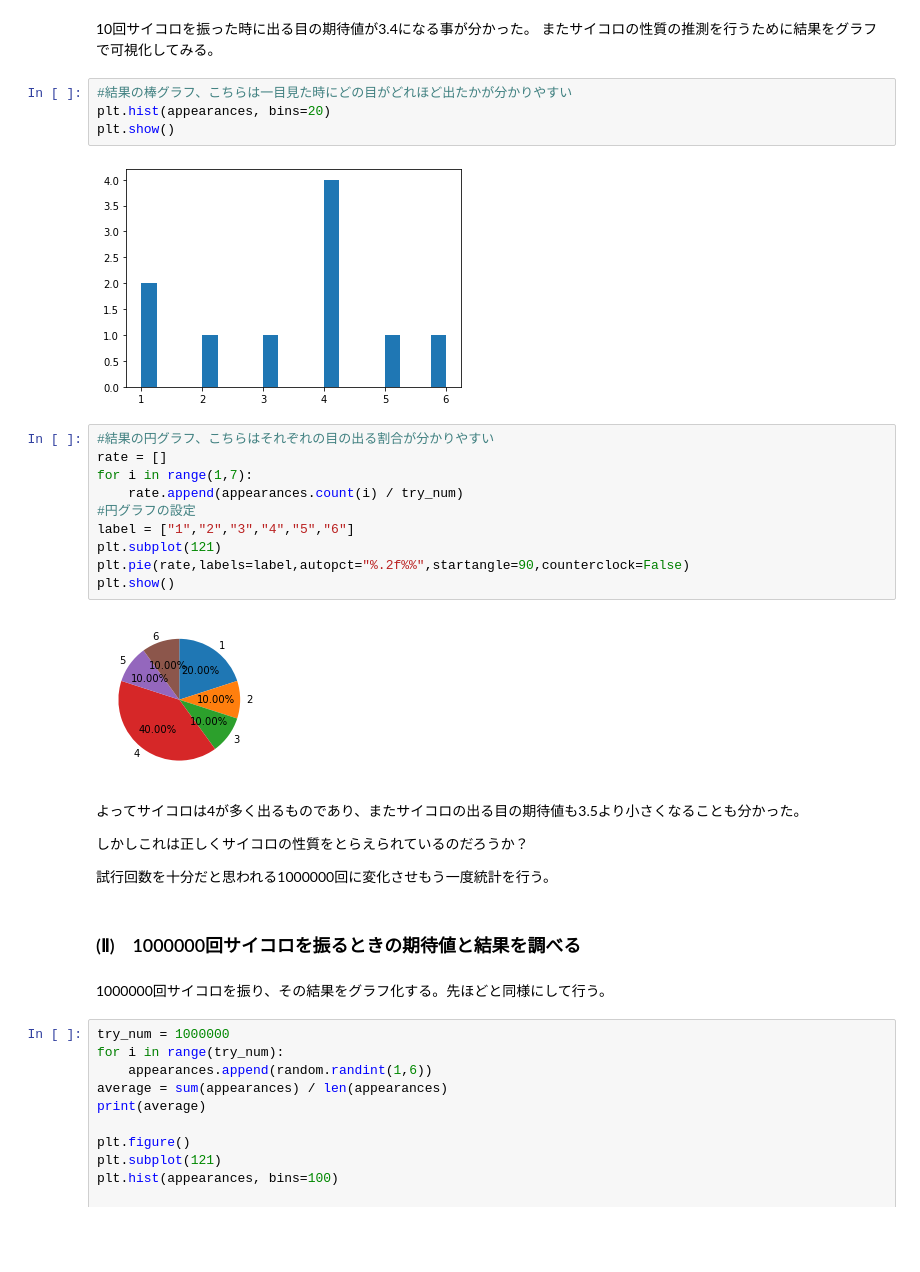
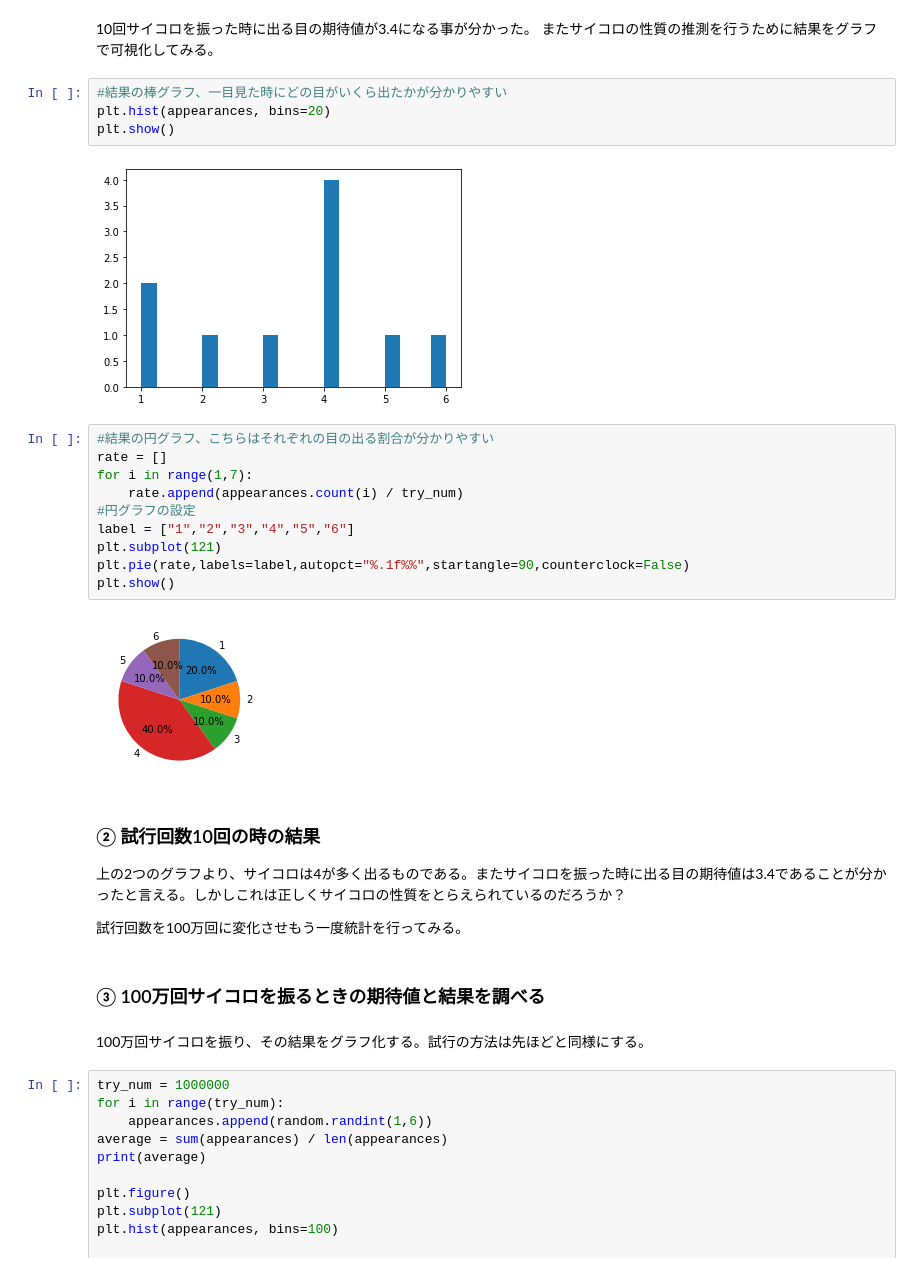
Before and after one commit to IT-1009/statistics, a Jupyter notebook: 1-1 確率統計学を行う目的.ipynb, the cells around one changed output. Saved outputs shown, nothing was run; the diff lists cells and outputs as text; blank space fills up the shorter version.

```diff
--- a/statistics.ipynb
+++ b/1-1 確率統計学を行う目的.ipynb
@@ -36,7 +38,7 @@ print(average)
 10回サイコロを振った時に出る目の期待値が3.4になる事が分かった。
 またサイコロの性質の推測を行うために結果をグラフで可視化してみる。
 # %%
-#結果の棒グラフ、こちらは一目見た時にどの目がどれほど出たかが分かりやすい
+#結果の棒グラフ、一目見た時にどの目がいくら出たかが分かりやすい
 plt.hist(appearances, bins=20)
 plt.show()
 # %% [output]
@@ -44,25 +46,25 @@ plt.show()
 # %%
 #結果の円グラフ、こちらはそれぞれの目の出る割合が分かりやすい
 rate = []
 for i in range(1,7):
     rate.append(appearances.count(i) / try_num)
 #円グラフの設定
 label = ["1","2","3","4","5","6"]
 plt.subplot(121)
-plt.pie(rate,labels=label,autopct="%.2f%%",startangle=90,counterclock=False)
+plt.pie(rate,labels=label,autopct="%.1f%%",startangle=90,counterclock=False)
 plt.show()
 # %% [output]
-[figure, old version]
+[figure, new version]
 # %% [markdown]
-よってサイコロは4が多く出るものであり、またサイコロの出る目の期待値も3.5より小さくなることも分かった。
+### ② 試行回数10回の時の結果
 
-しかしこれは正しくサイコロの性質をとらえられているのだろうか？
+上の2つのグラフより、サイコロは4が多く出るものである。またサイコロを振った時に出る目の期待値は3.4であることが分かったと言える。しかしこれは正しくサイコロの性質をとらえられているのだろうか？
 
-試行回数を十分だと思われる1000000回に変化させもう一度統計を行う。
+試行回数を100万回に変化させもう一度統計を行ってみる。
 # %% [markdown]
-### (Ⅱ)　1000000回サイコロを振るときの期待値と結果を調べる
+### ③ 100万回サイコロを振るときの期待値と結果を調べる
 # %% [markdown]
-1000000回サイコロを振り、その結果をグラフ化する。先ほどと同様にして行う。
+100万回サイコロを振り、その結果をグラフ化する。試行の方法は先ほどと同様にする。
 # %%
 try_num = 1000000
 for i in range(try_num):
```
Also changed, not shown: parts of 8 cells of this notebook.
